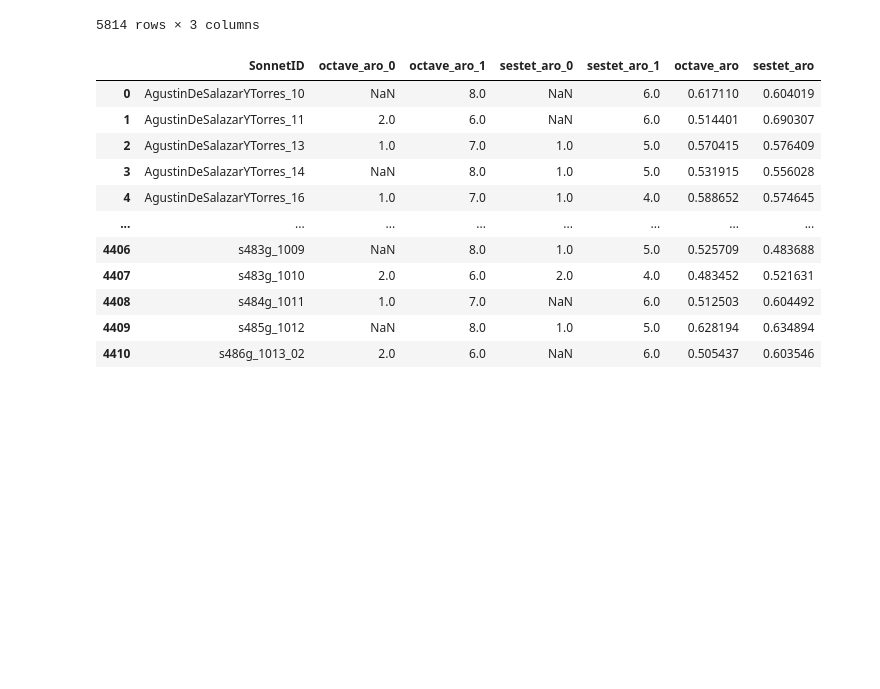
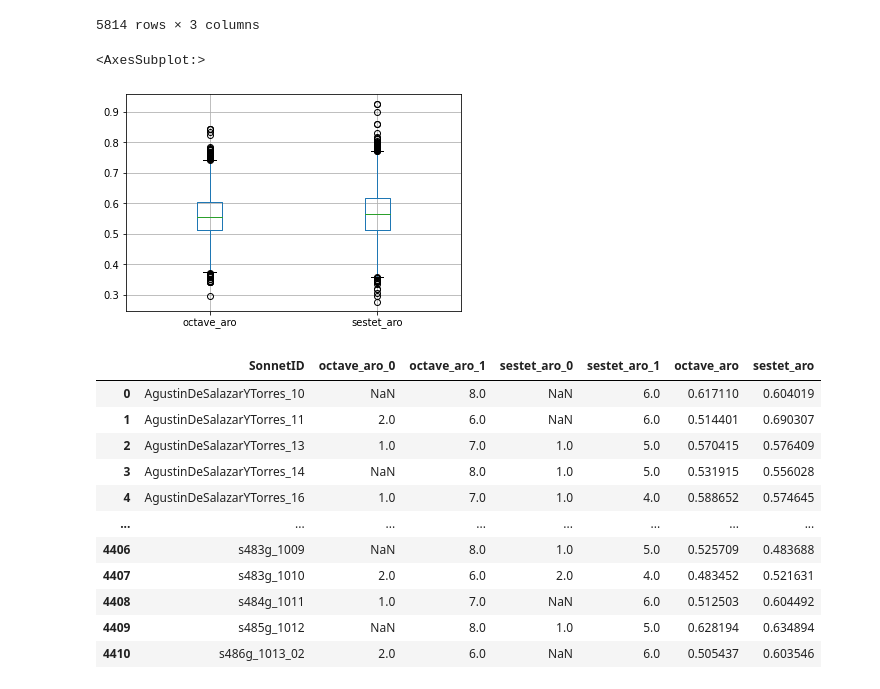
Before and after one commit to pruizf/rhyme-within-reason, a Jupyter notebook: scripts/annotation/analysis.ipynb, the cells around one changed output. Cells and saved outputs as stored; diff of their text form; code cells hidden in the pictures; blank space fills up the shorter version.

```diff
--- a/scripts/annotation/analysis.ipynb
+++ b/scripts/annotation/analysis.ipynb
@@ -615,6 +659,11 @@ os_groups_aro_cont
 | 5812 | s487g_1014 | 0.532023 | 0.584681 |
 | 5813 | s488g_1015 | 0.591518 | 0.570922 |
 5814 rows × 3 columns
+# %%
+os_groups_aro_cont.boxplot(column=['octave_aro', 'sestet_aro'])
+# %% [output]
+<AxesSubplot:>
+[figure, added]
 # %%
 merge_bin_aro = pd.merge(df3_aro, os_groups_aro_cont, on='SonnetID')
 # %%
```
Also changed, not shown: parts of 9 cells of this notebook.
